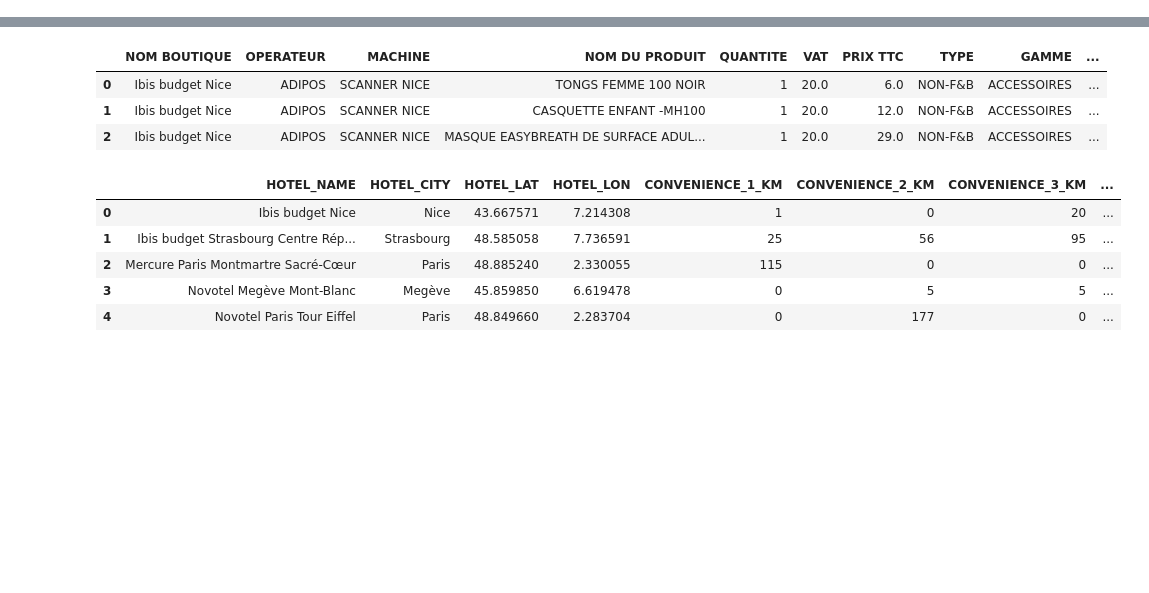
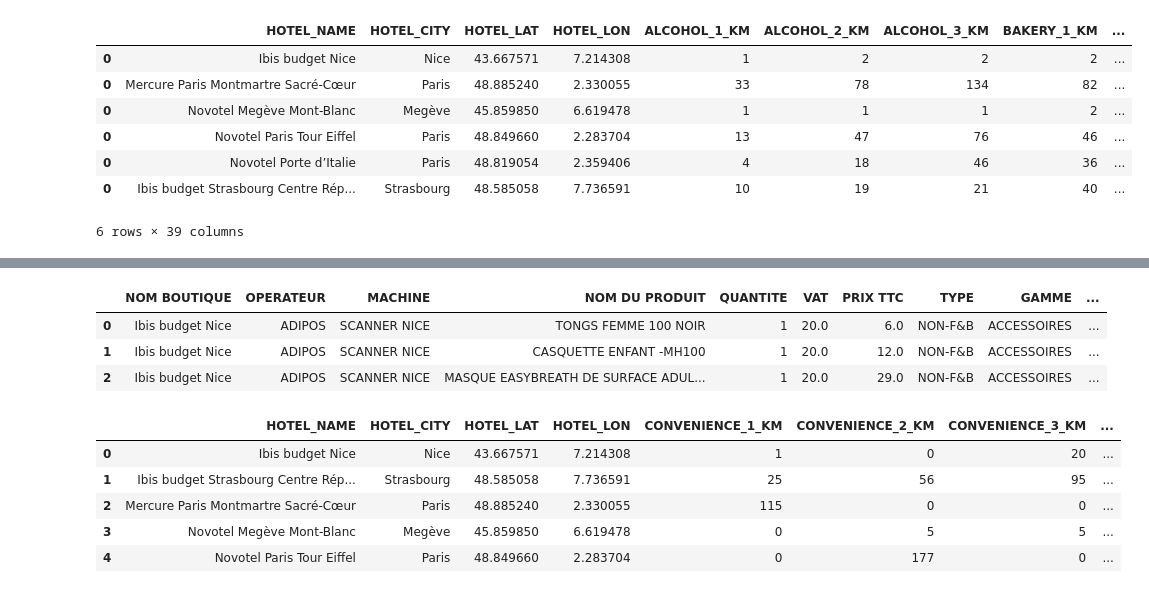
Before and after one commit to klaghmari-github/hotels, a Jupyter notebook: data_augmentation.ipynb, the cells around one changed output, grey strips where cells are left out. Saved outputs shown, nothing was run; the diff lists cells and outputs as text; code cells hidden in the pictures; blank space fills up the shorter version.

```diff
--- a/data_augmentation.ipynb
+++ b/data_augmentation.ipynb
@@ -517,3 +610,4 @@ class DataPrep():
 # %%
-# poi_df = pd.concat([GeoPrep(hotel_name = hotel_name).poi_df for hotel_name in dp.df["NOM BOUTIQUE"].unique()])
-# poi_df.to_csv("poi.csv", index = False) # 4m12s
+gps = [GeoPrep(hotel_name = hotel_name) for hotel_name in dp.src_df["NOM BOUTIQUE"].unique()]
+poi_df = pd.concat([gp.poi_df for gp in gps])
+poi_df.to_csv("poi.csv", index = False) # 4m12s
@@ -520,3 +626,17 @@ class DataPrep():
+# %%
+hotels_df = pd.concat([gp.hotels_df for gp in gps])
+hotels_df.to_csv("hotels_df.csv", index = False) # 4m12s
+# %%
+hotels_df
+# %% [output]
+|  | HOTEL_NAME | HOTEL_CITY | HOTEL_LAT | HOTEL_LON | ALCOHOL_1_KM | ALCOHOL_2_KM | ALCOHOL_3_KM | BAKERY_1_KM | ... |
+| 0 | Ibis budget Nice | Nice | 43.667571 | 7.214308 | 1 | 2 | 2 | 2 | ... |
+| 0 | Mercure Paris Montmartre Sacré-Cœur | Paris | 48.885240 | 2.330055 | 33 | 78 | 134 | 82 | ... |
+| 0 | Novotel Megève Mont-Blanc | Megève | 45.859850 | 6.619478 | 1 | 1 | 1 | 2 | ... |
+| 0 | Novotel Paris Tour Eiffel | Paris | 48.849660 | 2.283704 | 13 | 47 | 76 | 46 | ... |
+| 0 | Novotel Porte d’Italie | Paris | 48.819054 | 2.359406 | 4 | 18 | 46 | 36 | ... |
+| 0 | Ibis budget Strasbourg Centre Rép... | Strasbourg | 48.585058 | 7.736591 | 10 | 19 | 21 | 40 | ... |
+6 rows × 39 columns
 # %%
 # hotels_df = poi_df.drop_duplicates(subset = ["HOTEL_NAME"])
 # hotels_df
```
Also changed, not shown: parts of 5 cells of this notebook, 2 other files.
